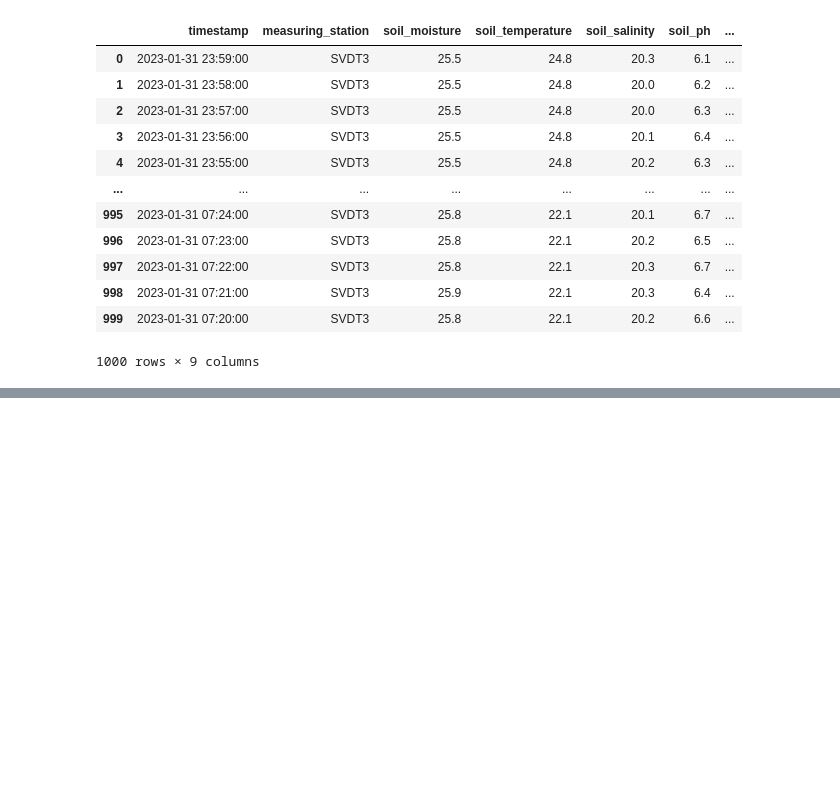
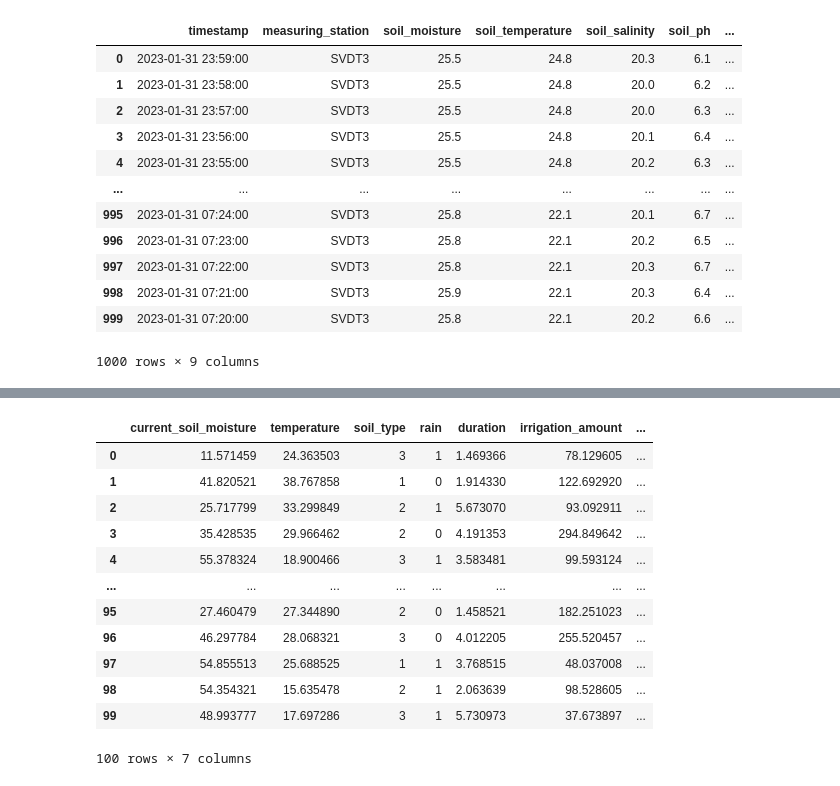
Before and after one commit to DangBaoTin/smart-irrigation-system, a Jupyter notebook: transform_data.ipynb, the cells around one changed output, grey strips where cells are left out. Drawn from its saved outputs; the diff is of its cells as text; code cells hidden in the pictures; blank space fills up the shorter version.

```diff
--- a/transform_data.ipynb
+++ b/transform_data.ipynb
@@ -114,0 +149,17 @@ new_new_df.to_csv(csv_file_path, index=False)
+# %%
+df = df[["current_soil_moisture", "temperature", "soil_type", "rain", "duration", "irrigation_amount", "soil_moisture_after"]]
+df
+# %% [output]
+|  | current_soil_moisture | temperature | soil_type | rain | duration | irrigation_amount | ... |
+| 0 | 11.571459 | 24.363503 | 3 | 1 | 1.469366 | 78.129605 | ... |
+| 1 | 41.820521 | 38.767858 | 1 | 0 | 1.914330 | 122.692920 | ... |
+| 2 | 25.717799 | 33.299849 | 2 | 1 | 5.673070 | 93.092911 | ... |
+| 3 | 35.428535 | 29.966462 | 2 | 0 | 4.191353 | 294.849642 | ... |
+| 4 | 55.378324 | 18.900466 | 3 | 1 | 3.583481 | 99.593124 | ... |
+| ... | ... | ... | ... | ... | ... | ... | ... |
+| 95 | 27.460479 | 27.344890 | 2 | 0 | 1.458521 | 182.251023 | ... |
+| 96 | 46.297784 | 28.068321 | 3 | 0 | 4.012205 | 255.520457 | ... |
+| 97 | 54.855513 | 25.688525 | 1 | 1 | 3.768515 | 48.037008 | ... |
+| 98 | 54.354321 | 15.635478 | 2 | 1 | 2.063639 | 98.528605 | ... |
+| 99 | 48.993777 | 17.697286 | 3 | 1 | 5.730973 | 37.673897 | ... |
+100 rows × 7 columns
```
Also changed, not shown: parts of 6 cells of this notebook, 14 other files.
